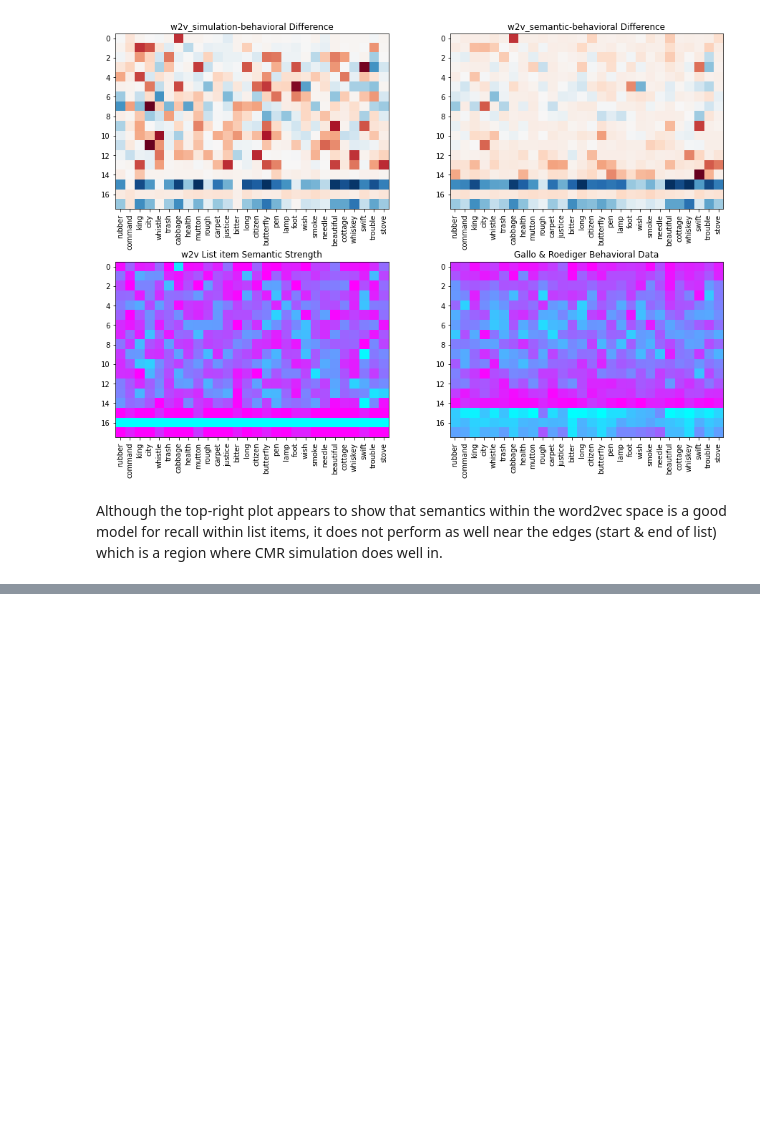
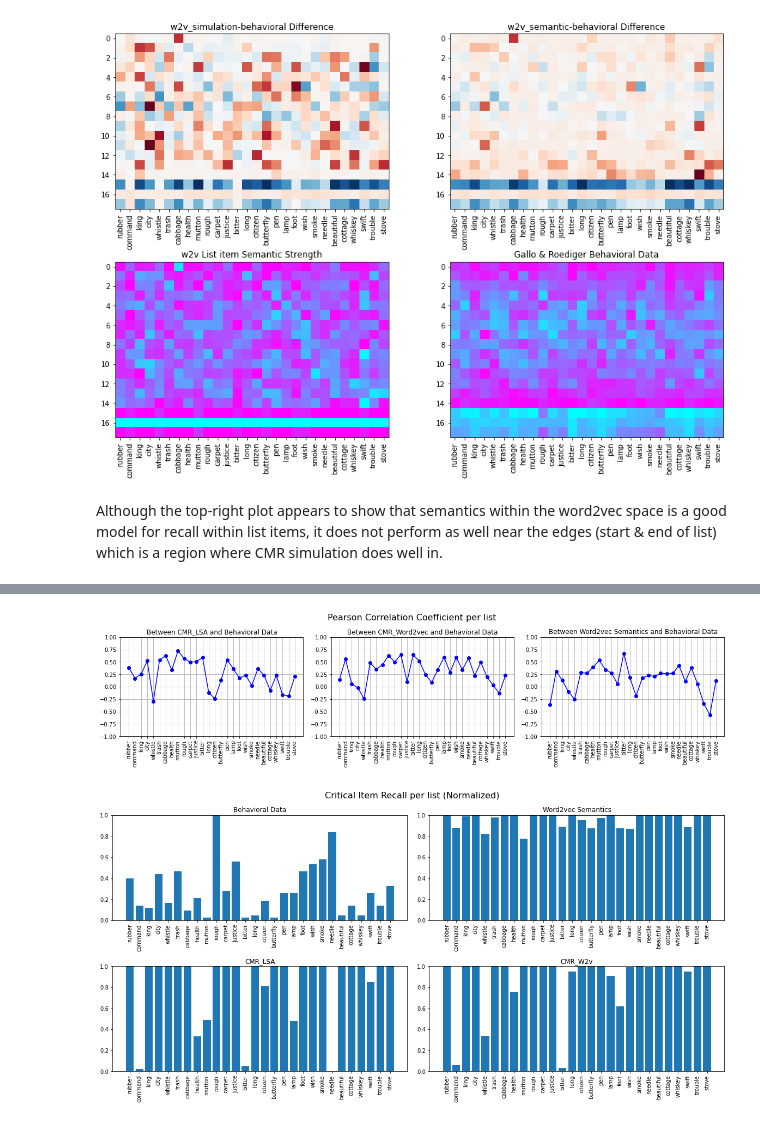
Before and after one commit to devYaoYH/DRM_Analysis, a Jupyter notebook: Data Visualization.ipynb, the cells around one changed output, grey strips where cells are left out. Saved outputs shown, nothing was run; the diff lists cells and outputs as text; code cells hidden in the pictures; blank space fills up the shorter version.

```diff
--- a/Data Visualization.ipynb
+++ b/Data Visualization.ipynb
@@ -909,0 +986,59 @@ Although the top-right plot appears to show that semantics within the word2vec s
+# %%
+# Compute Correlation to Behavioral data
+num_lists = behavioral_mat.shape[1]
+behav_lsa_corr = [pearsonr(behavioral_mat[:-3,i],lsa_mat[:-3,i])[0] for i in range(num_lists)]
+behav_w2v_corr = [pearsonr(behavioral_mat[:-3,i],w2v_mat[:-3,i])[0] for i in range(num_lists)]
+behav_accum_w2v_corr = [pearsonr(behavioral_mat[:-3,i],accum_w2v_mat[:-3,i])[0] for i in range(num_lists)]
+
+f, ax = plt.subplots(1,3,figsize=(16,4),constrained_layout=True)
+f.suptitle("Pearson Correlation Coefficient per list", fontsize=16)
+p1,p2,p3 = ax
+for p in ax:
+    p.set_ylim([-1,1])
+    p.yaxis.grid(True)
+    p.xaxis.grid(True)
+    plt.sca(p)
+    plt.xticks(ticks=range(len(list_order)),labels=list_order,rotation=90)
+p1.title.set_text("Between CMR_LSA and Behavioral Data")
+p1.plot(range(len(behav_lsa_corr)),behav_lsa_corr,'bo-')
+p2.title.set_text("Between CMR_Word2vec and Behavioral Data")
+p2.plot(range(len(behav_w2v_corr)),behav_w2v_corr,'bo-')
+p3.title.set_text("Between Word2vec Semantics and Behavioral Data")
+p3.plot(range(len(behav_accum_w2v_corr)),behav_accum_w2v_corr,'bo-')
+plt.savefig("PCC_list.png")
+plt.show()
+
+behav_lsa_corr_mean = pearsonr(mean_behavioral_serialPos,mean_cmr_lsa_serialPos)
+behav_w2v_corr_mean = pearsonr(mean_behavioral_serialPos,mean_cmr_w2v_serialPos)
+behav_accum_w2v_corr_mean = pearsonr(mean_behavioral_serialPos,mean_accum_w2v_serialPos)
+# print(f"PCC for mean serial position function between CMR_LSA and Behavioral Data: {behav_lsa_corr_mean[0]:.5f}")
+# print(f"PCC for mean serial position function between CMR_Word2vec and Behavioral Data: {behav_w2v_corr_mean[0]:.5f}")
+# print(f"PCC for mean serial position function between Word2vec Semantics and Behavioral Data: {behav_accum_w2v_corr_mean[0]:.5f}")
+
+f, (r1,r2) = plt.subplots(2,2,figsize=(16,8),constrained_layout=True)
+f.suptitle("Critical Item Recall per list (Normalized)", fontsize=16)
+p1,p2 = r1
+p3,p4 = r2
+plots = [p1,p2,p3,p4]
+titles = ["Behavioral Data","Word2vec Semantics","CMR_LSA","CMR_W2v"]
+for i,p in enumerate(plots):
+    p.set_ylim([0,1])
+    plt.sca(p)
+    plt.xticks(ticks=range(len(list_order)),labels=list_order,rotation=90)
+    p.title.set_text(titles[i])
+p1.bar(range(len(list_order)),behavioral_mat[-3,:]/np.amax(behavioral_mat[-3,:]))
+p2.bar(range(len(list_order)),accum_w2v_mat[-3,:])
+p3.bar(range(len(list_order)),lsa_mat[-3,:])
+p4.bar(range(len(list_order)),w2v_mat[-3,:])
+plt.savefig("CritRecall.png")
+plt.show()
+
+behav_lsa_corr_falseRecall = pearsonr(behavioral_mat[-3,:],lsa_mat[-3,:])
+behav_w2v_corr_falseRecall = pearsonr(behavioral_mat[-3,:],w2v_mat[-3,:])
+behav_accum_w2v_corr_falseRecall = pearsonr(behavioral_mat[-3,:],accum_w2v_mat[-3,:])
+# print(f"Pearson Correlation Coefficeint for Critical Item Recall Probability between CMR_LSA and Behavioral :{behav_lsa_corr_falseRecall[0]:.5f}")
+# print(f"Pearson Correlation Coefficient for Critical Item Recall Probability between CMR_Word2Vec and Behavioral :{behav_w2v_corr_falseRecall[0]:.5f}")
+# print(f"Pearson Correlation Coefficient for Critical Item Recall Probability between Word2vec Semantics and Behavioral :{behav_accum_w2v_corr_falseRecall[0]:.5f}")
+# %% [output]
+[figure, added]
+[figure, added]
```
Also changed, not shown: parts of 5 cells of this notebook, 18 other files.
